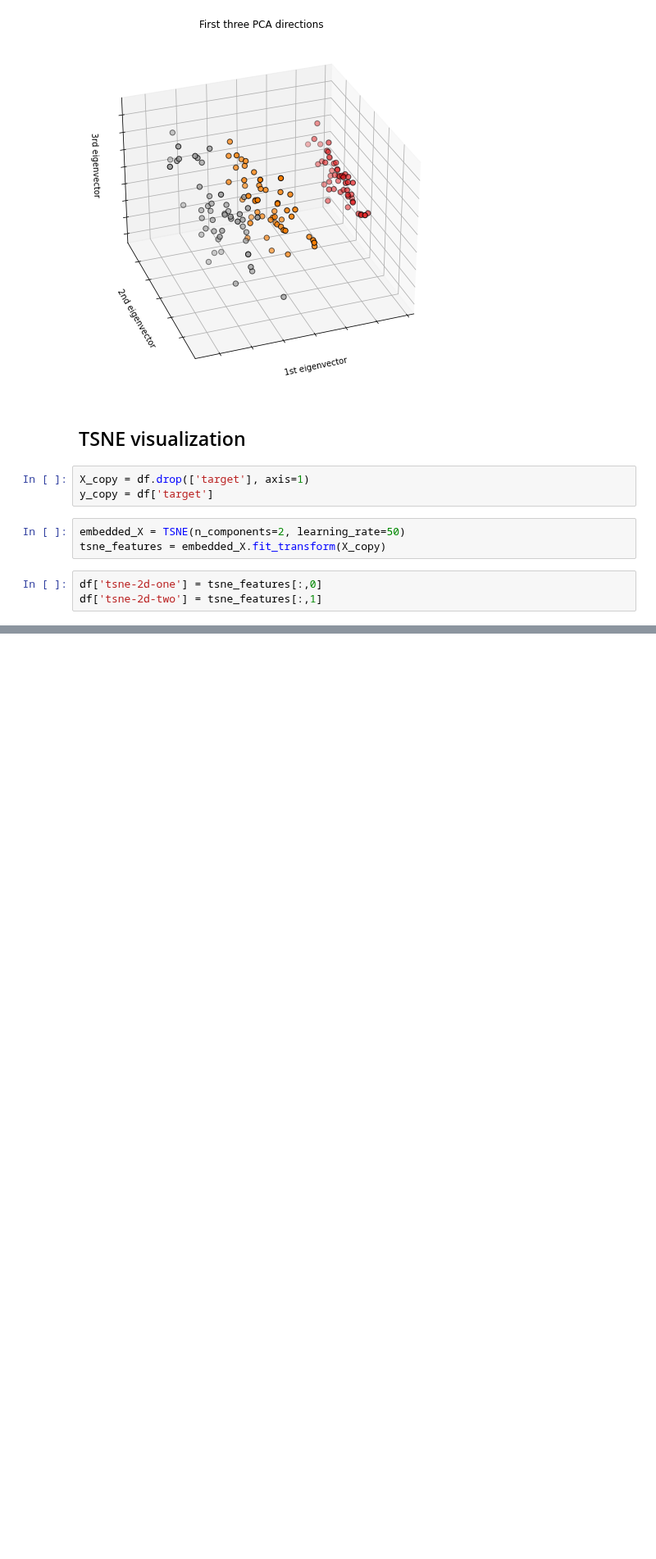
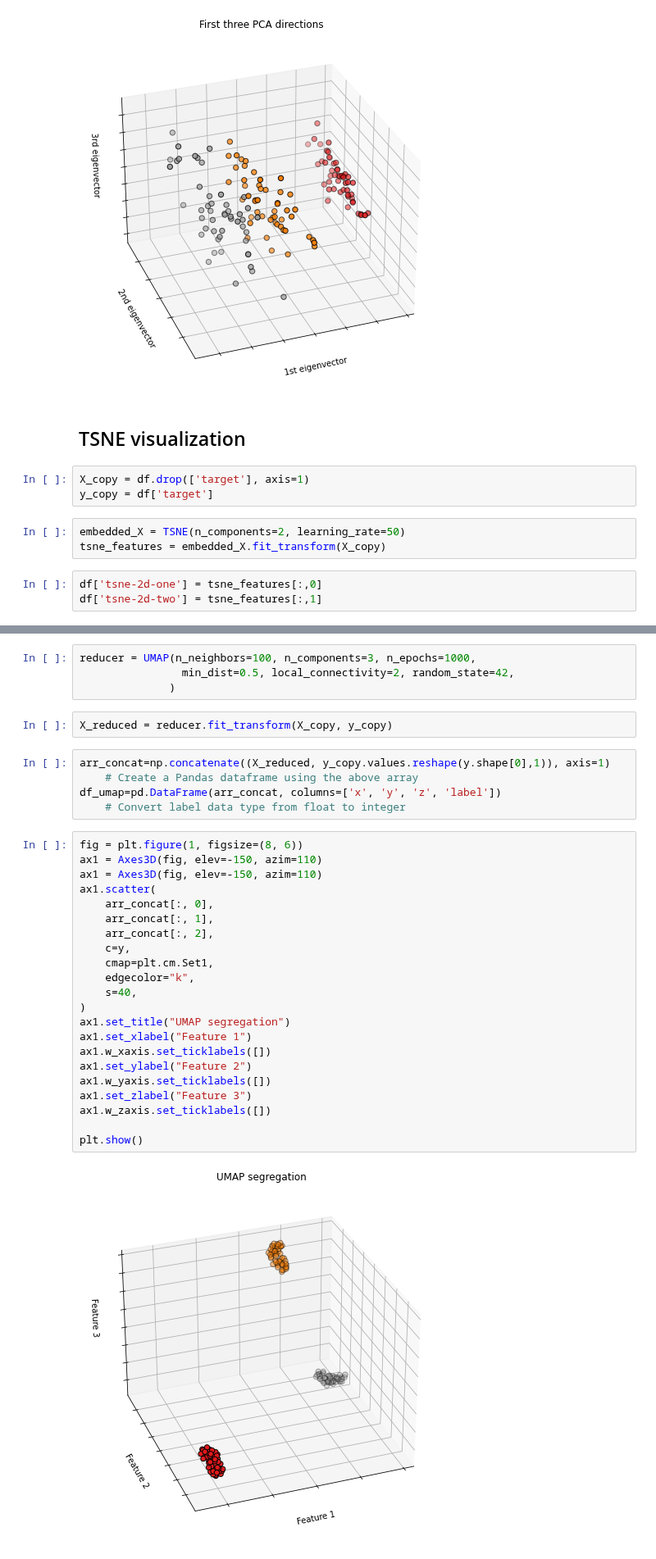
Before and after one commit to silvererudite/30-for-30-ml-projects, a Jupyter notebook: visualizations/tsne-vs-umap-vs-pca.ipynb, the cells around one changed output, grey strips where cells are left out. Shown at 82% size. Cells and saved outputs as stored; diff of their text form; blank space fills up the shorter version.

Commit message:
Day 9: Kaggle Notebook | TSNE vs UMAP vs PCA | UMAP visualization

```diff
--- a/visualizations/tsne-vs-umap-vs-pca.ipynb
+++ b/visualizations/tsne-vs-umap-vs-pca.ipynb
@@ -126,0 +128,35 @@ sns.scatterplot(
+# %%
+reducer = UMAP(n_neighbors=100, n_components=3, n_epochs=1000,
+                min_dist=0.5, local_connectivity=2, random_state=42,
+              )
+# %%
+X_reduced = reducer.fit_transform(X_copy, y_copy)
+# %%
+arr_concat=np.concatenate((X_reduced, y_copy.values.reshape(y.shape[0],1)), axis=1)
+    # Create a Pandas dataframe using the above array
+df_umap=pd.DataFrame(arr_concat, columns=['x', 'y', 'z', 'label'])
+    # Convert label data type from float to integer
+# %%
+fig = plt.figure(1, figsize=(8, 6))
+ax1 = Axes3D(fig, elev=-150, azim=110)
+ax1 = Axes3D(fig, elev=-150, azim=110)
+ax1.scatter(
+    arr_concat[:, 0],
+    arr_concat[:, 1],
+    arr_concat[:, 2],
+    c=y,
+    cmap=plt.cm.Set1,
+    edgecolor="k",
+    s=40,
+)
+ax1.set_title("UMAP segregation")
+ax1.set_xlabel("Feature 1")
+ax1.w_xaxis.set_ticklabels([])
+ax1.set_ylabel("Feature 2")
+ax1.w_yaxis.set_ticklabels([])
+ax1.set_zlabel("Feature 3")
+ax1.w_zaxis.set_ticklabels([])
+
+plt.show()
+# %% [output]
+[figure, added]
```
Also changed, not shown: parts of 2 cells of this notebook.
